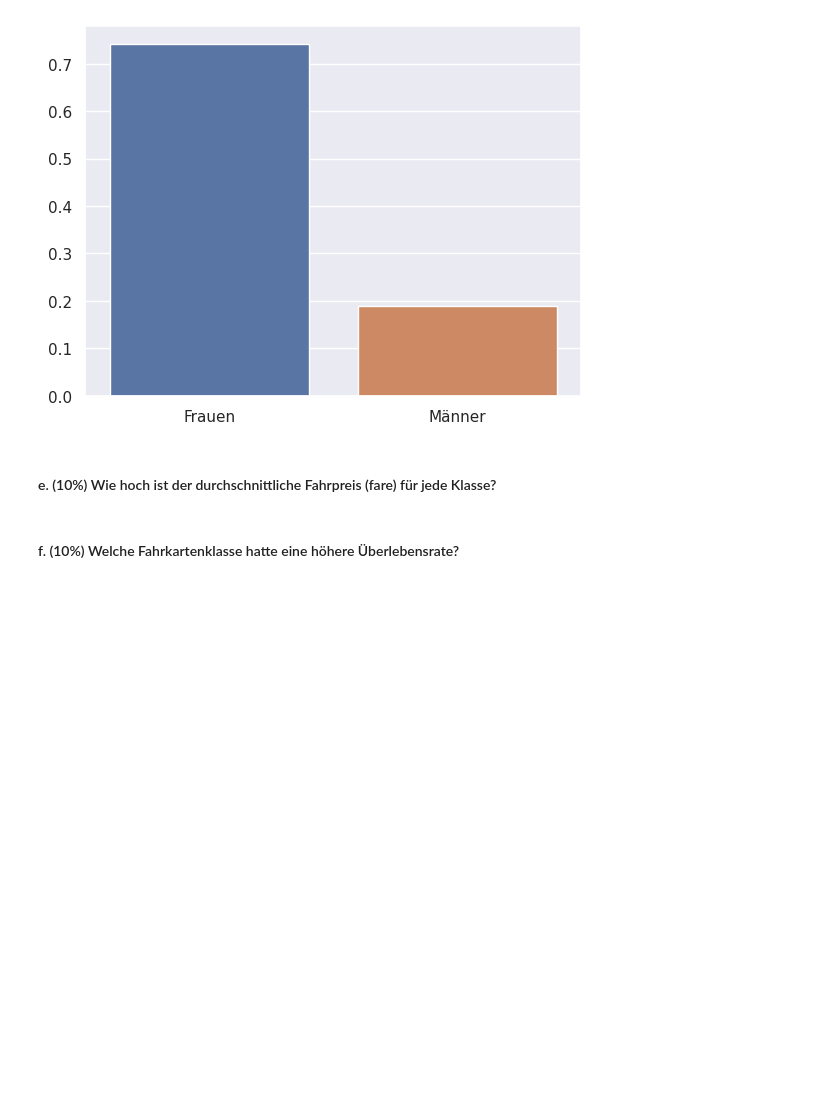
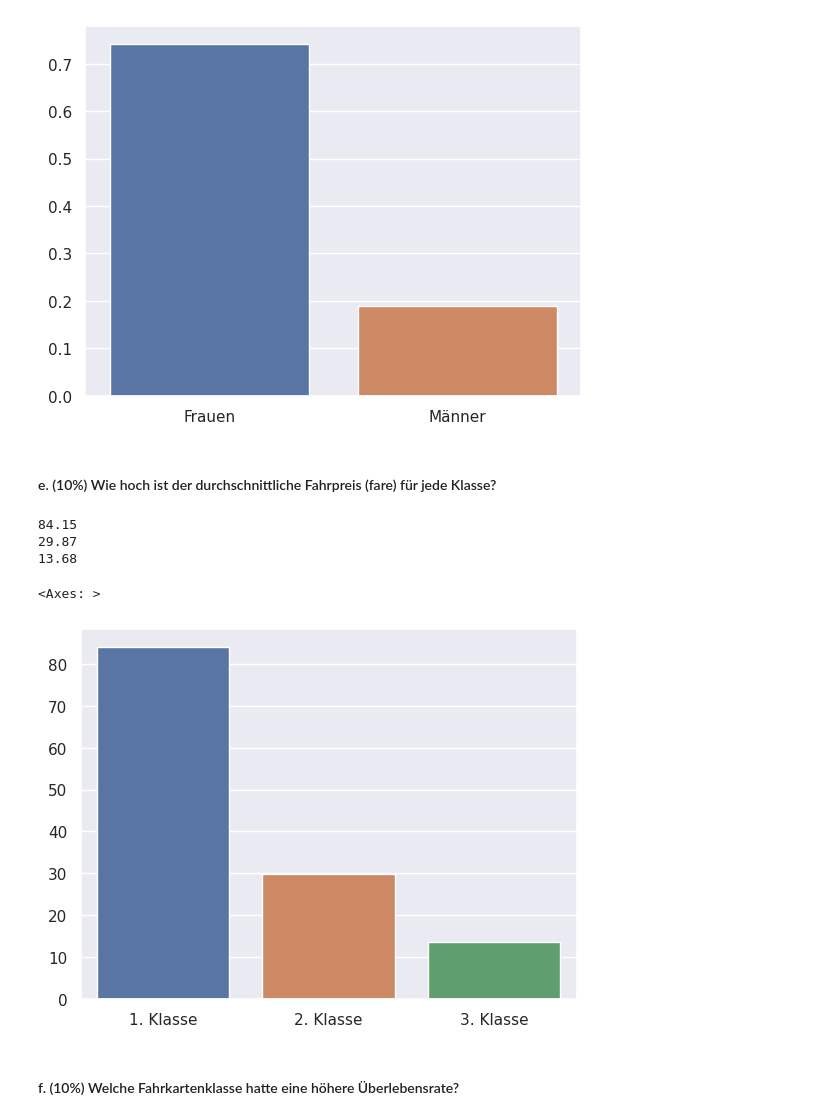
Before and after one commit to LukasLow/UniKurs_DataScience1, a Jupyter notebook: Hausaufgaben/Aufgaben/Hausaufgabe04/Exercise_pandas_seaborn.ipynb, the cells around one changed output. Saved outputs shown, nothing was run; the diff lists cells and outputs as text; code cells hidden in the pictures; blank space fills up the shorter version.

```diff
--- a/Hausaufgaben/Aufgaben/Hausaufgabe04/Exercise_pandas_seaborn.ipynb
+++ b/Hausaufgaben/Aufgaben/Hausaufgabe04/Exercise_pandas_seaborn.ipynb
@@ -384,5 +384,27 @@ sns.barplot(x='Geschlecht', y='Überlebensrate', data=data)
 [figure]
 # %% [markdown]
 #### e. (10%) Wie hoch ist der durchschnittliche Fahrpreis (fare) für jede Klasse?
+# %%
+# Durchschnittspreis 1. Klasse
+first_average = df.loc[df['Pclass'] == 1, 'Fare'].mean().round(2)
+print(first_average)
+
+# Durchschnittspreis 2. Klasse
+second_average = df.loc[df['Pclass'] == 2, 'Age'].mean().round(2)
+print(second_average)
+
+# Durchschnittspreis 3. Klasse
+third_average = df.loc[df['Pclass'] == 3 , 'Fare'].mean().round(2)
+print(third_average)
+
+# Balkendiagramm erstellen
+data = {'Passagierklasse':['1. Klasse','2. Klasse', '3. Klasse'], 'Preis':[ first_average, second_average, third_average ] }
+sns.barplot(x='Passagierklasse', y='Preis', data=data)
+# %% [output]
+84.15
+29.87
+13.68
+<Axes: >
+[figure, added]
 # %% [markdown]
 #### f. (10%) Welche Fahrkartenklasse hatte eine höhere Überlebensrate?
```
Also changed, not shown: parts of 1 cell of this notebook.
